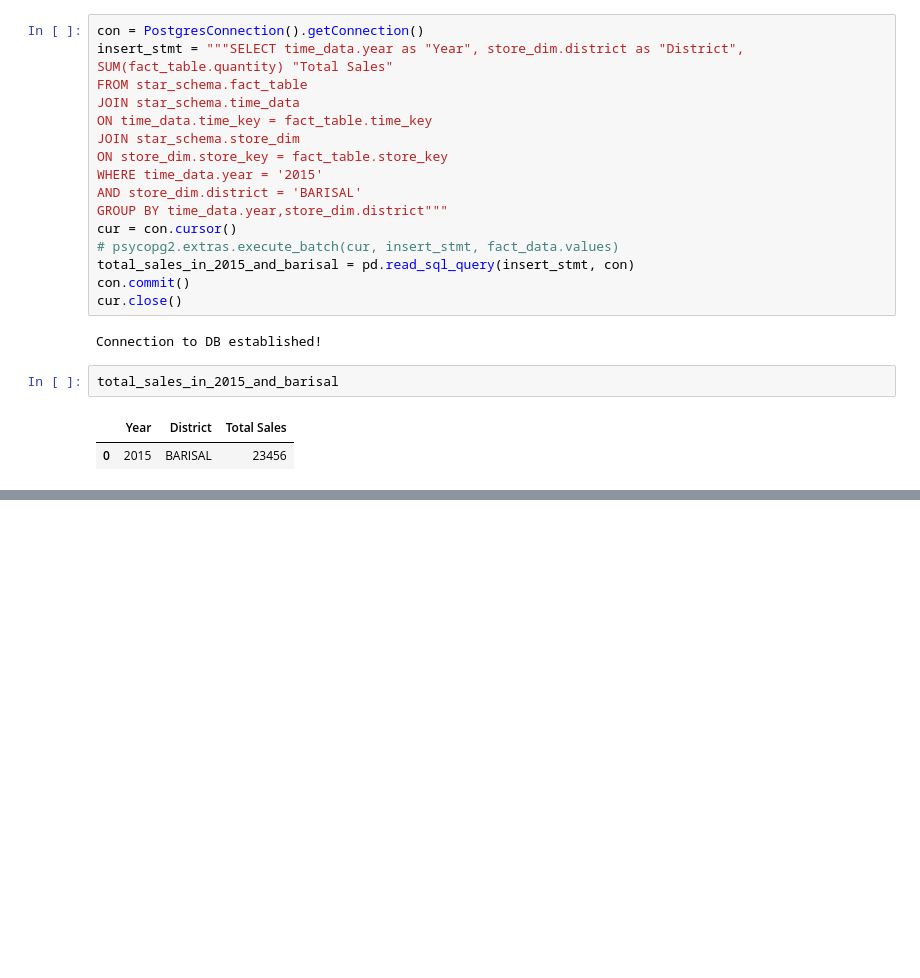
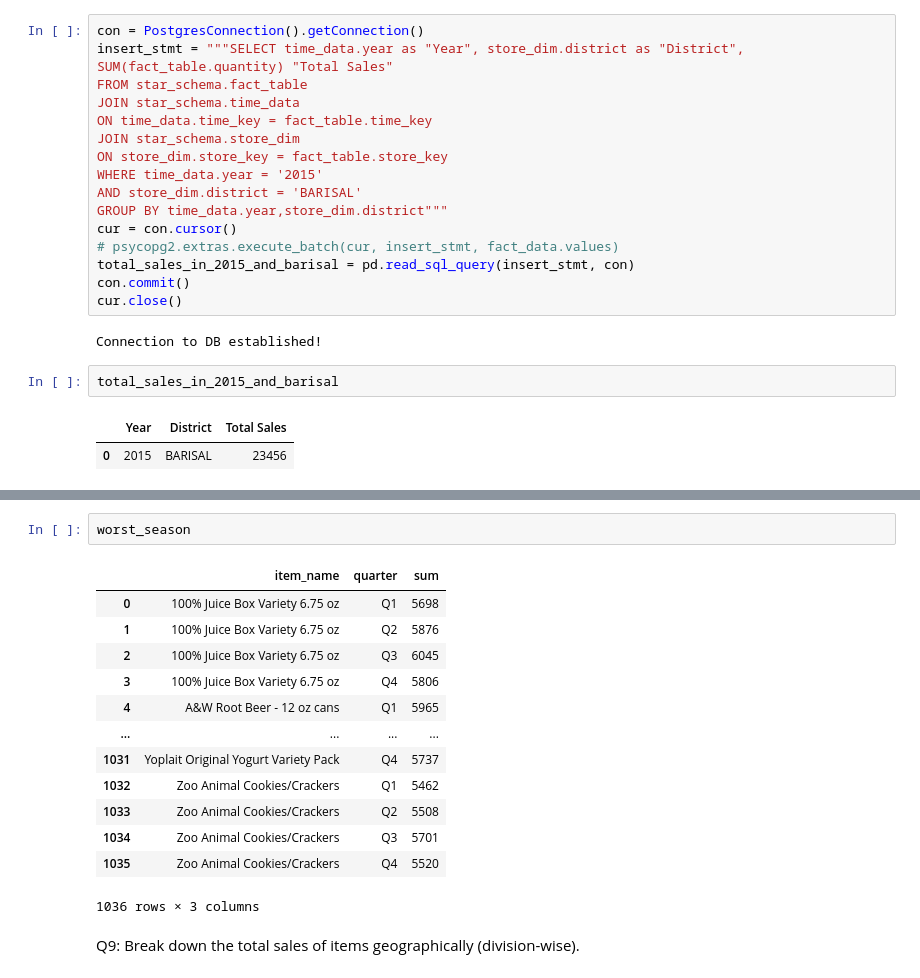
Before and after one commit to esrdlab-vinternship/HDA-5th-Round-vInternship, a Jupyter notebook: OLAP.ipynb, the cells around one changed output, grey strips where cells are left out. Cells and saved outputs as stored; diff of their text form; blank space fills up the shorter version.

```diff
--- a/OLAP.ipynb
+++ b/OLAP.ipynb
@@ -299,0 +388,18 @@ total_sales_in_2015_and_barisal
+# %%
+worst_season
+# %% [output]
+|  | item_name | quarter | sum |
+| 0 | 100% Juice Box Variety 6.75 oz | Q1 | 5698 |
+| 1 | 100% Juice Box Variety 6.75 oz | Q2 | 5876 |
+| 2 | 100% Juice Box Variety 6.75 oz | Q3 | 6045 |
+| 3 | 100% Juice Box Variety 6.75 oz | Q4 | 5806 |
+| 4 | A&W Root Beer - 12 oz cans | Q1 | 5965 |
+| ... | ... | ... | ... |
+| 1031 | Yoplait Original Yogurt Variety Pack | Q4 | 5737 |
+| 1032 | Zoo Animal Cookies/Crackers | Q1 | 5462 |
+| 1033 | Zoo Animal Cookies/Crackers | Q2 | 5508 |
+| 1034 | Zoo Animal Cookies/Crackers | Q3 | 5701 |
+| 1035 | Zoo Animal Cookies/Crackers | Q4 | 5520 |
+1036 rows × 3 columns
+# %% [markdown]
+Q9: Break down the total sales of items geographically (division-wise).
```
Also changed, not shown: parts of 14 cells of this notebook, 1 other file.
